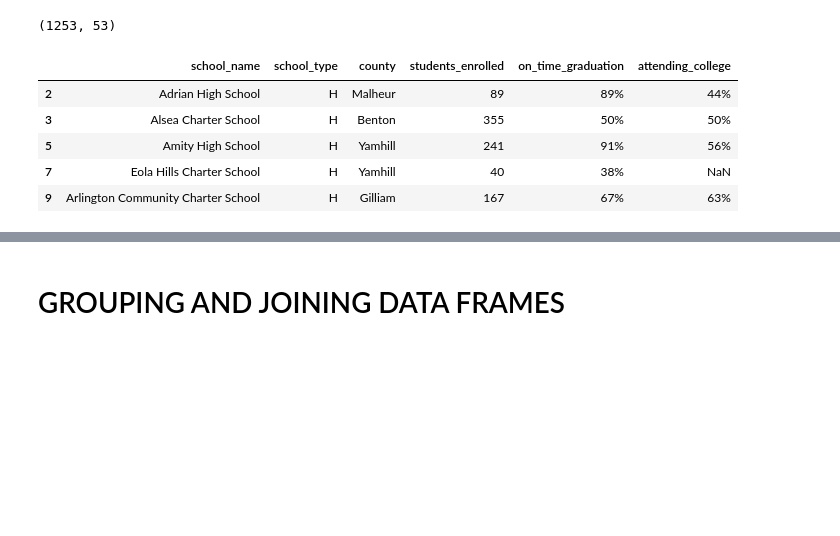
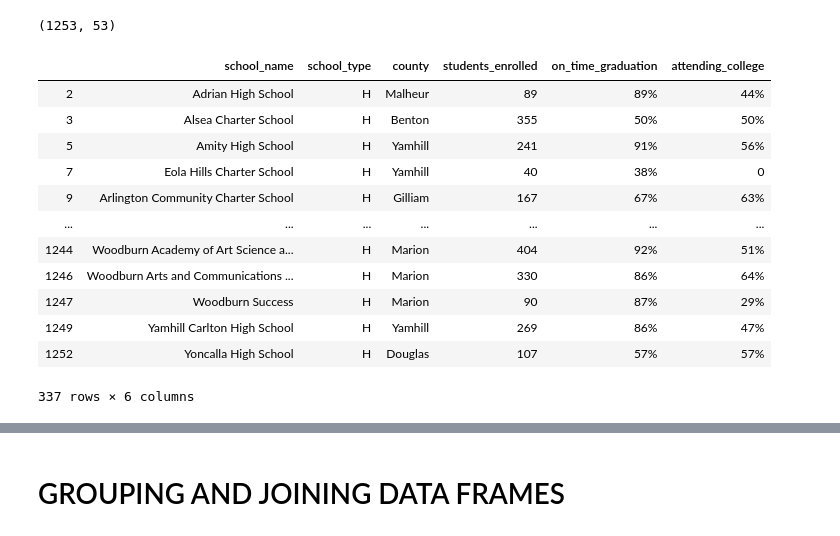
Before and after one commit to linmck/group_project_2_etl, a Jupyter notebook: oregon_public_library_counties.ipynb, the cells around one changed output, grey strips where cells are left out. Saved outputs shown, nothing was run; the diff lists cells and outputs as text; code cells hidden in the pictures; blank space fills up the shorter version.

```diff
--- a/oregon_public_library_counties.ipynb
+++ b/oregon_public_library_counties.ipynb
@@ -136,26 +136,34 @@ school_df.shape
 # %%
 # Creating a new data frame with specific columns needed
 new_school_df = school_df[['School Name', 'School Type', 'County',
                            'Student Enrollment', 'On-Time Graduation', 'College Going']].copy()
-new_school_df.head(5)
 
 # Creating a filtered dataframe from specific columns
 school_transformed= new_school_df.rename(columns={'School Name': 'school_name',
                                                     'School Type': 'school_type',
                                                     'County': 'county',
                                                     'Student Enrollment': 'students_enrolled',
                                                     'On-Time Graduation': 'on_time_graduation',
                                                     'College Going': 'attending_college'})
-school_transformed.head(10)
 
 # Pull through data only for high schools
 hs_data = school_transformed[~school_transformed['school_type'].isin(['E', 'M'])]
 
-hs_data.head()
+# Replace NaN values with zeros
+hs_data = hs_data.fillna(0)
+
+hs_data
 # %% [output]
 |  | school_name | school_type | county | students_enrolled | on_time_graduation | attending_college |
 | 2 | Adrian High School | H | Malheur | 89 | 89% | 44% |
 | 3 | Alsea Charter School | H | Benton | 355 | 50% | 50% |
 | 5 | Amity High School | H | Yamhill | 241 | 91% | 56% |
-| 7 | Eola Hills Charter School | H | Yamhill | 40 | 38% | NaN |
+| 7 | Eola Hills Charter School | H | Yamhill | 40 | 38% | 0 |
 | 9 | Arlington Community Charter School | H | Gilliam | 167 | 67% | 63% |
+| ... | ... | ... | ... | ... | ... | ... |
+| 1244 | Woodburn Academy of Art Science a... | H | Marion | 404 | 92% | 51% |
+| 1246 | Woodburn Arts and Communications ... | H | Marion | 330 | 86% | 64% |
+| 1247 | Woodburn Success | H | Marion | 90 | 87% | 29% |
+| 1249 | Yamhill Carlton High School | H | Yamhill | 269 | 86% | 47% |
+| 1252 | Yoncalla High School | H | Douglas | 107 | 57% | 57% |
+337 rows × 6 columns
```
Also changed, not shown: parts of 3 cells of this notebook.
